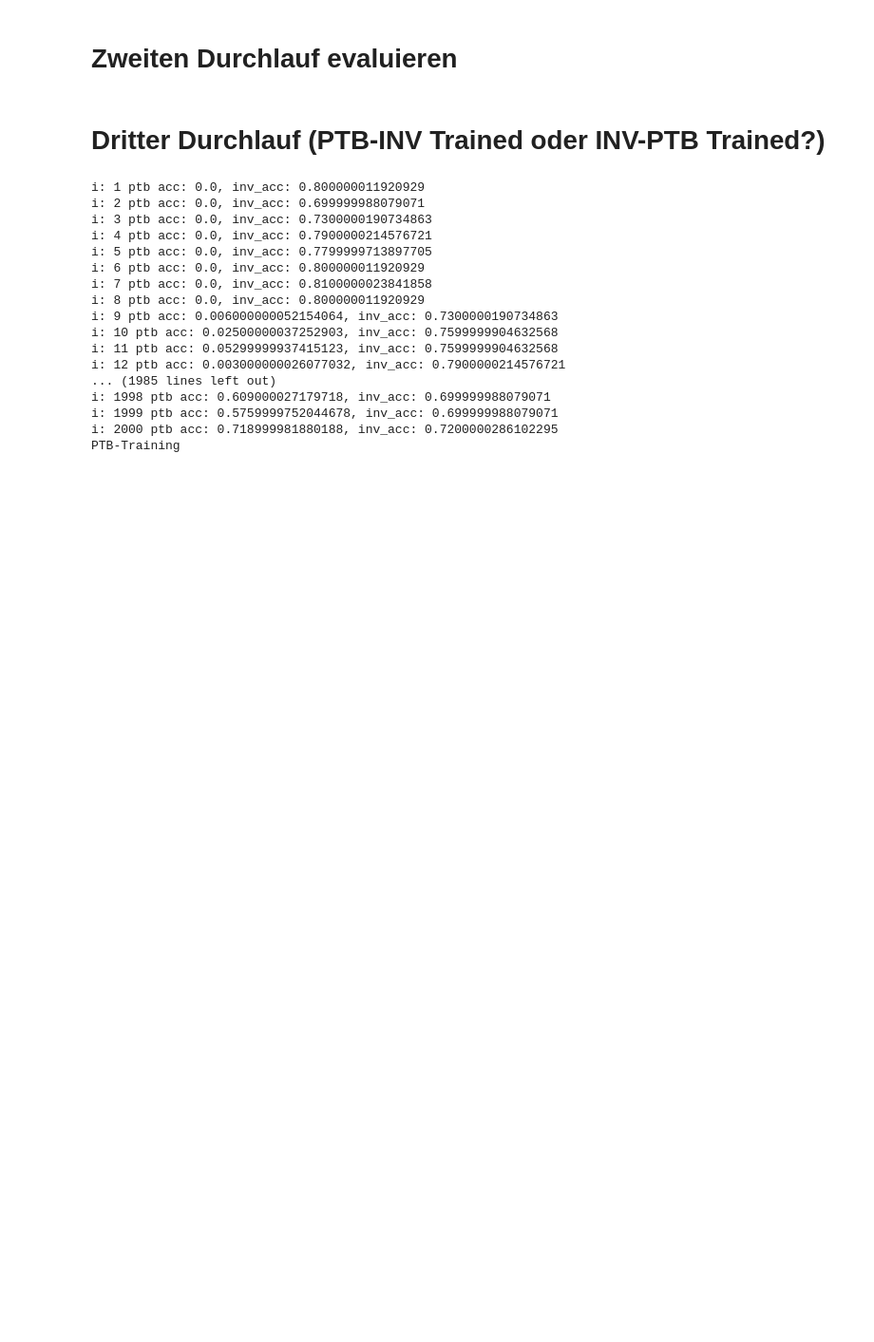
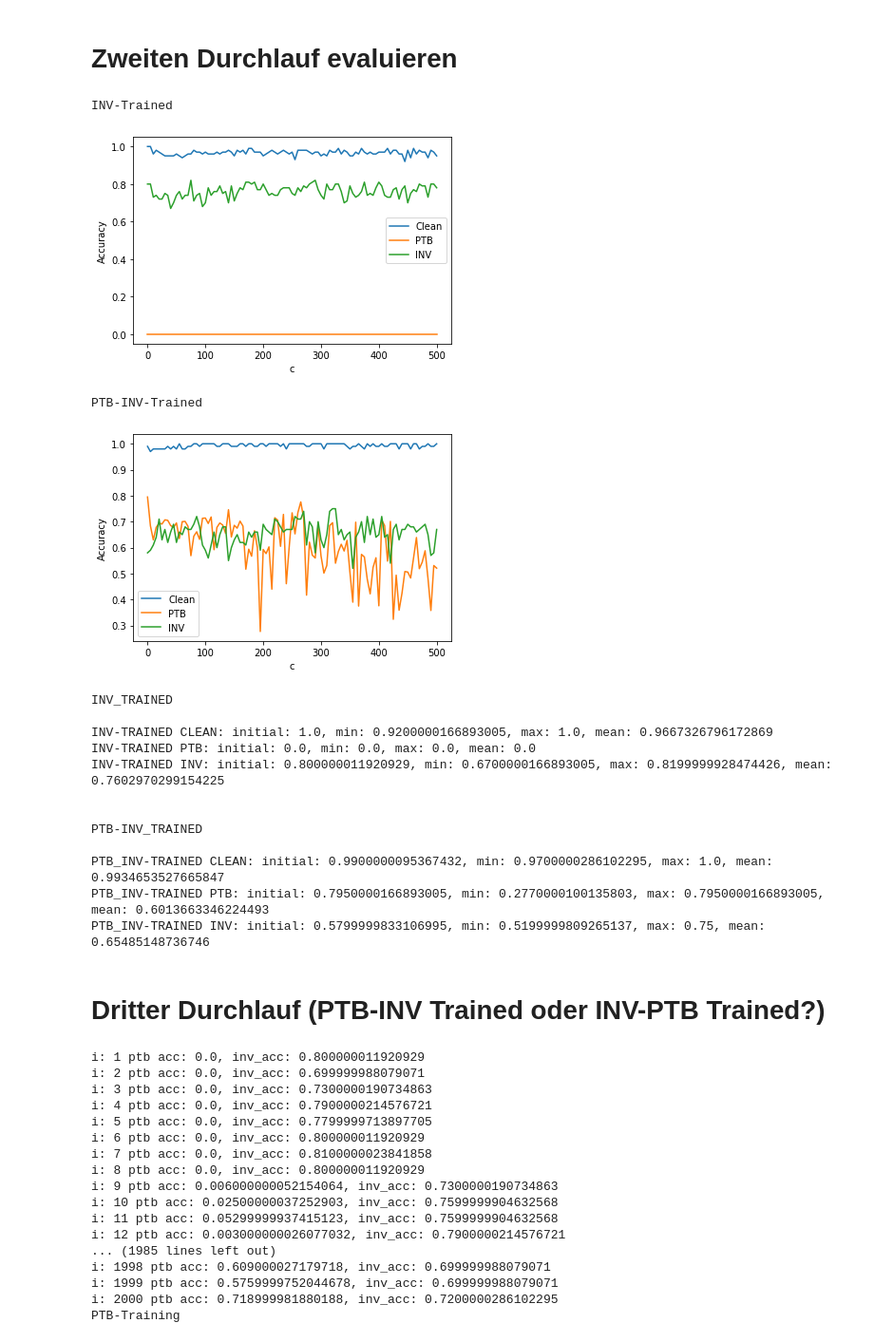
Before and after one commit to rolandr97/bachelorthesis, a Jupyter notebook: Test.ipynb, the cells around one changed output. Shown at 95% size. Cells and saved outputs as stored; diff of their text form; code cells hidden in the pictures; blank space fills up the shorter version.

```diff
--- a/Test.ipynb
+++ b/Test.ipynb
@@ -959,33 +1079,113 @@ for row in reader_ptb_inv_trained:
     ptb_inv_trained_clean.append(float(row["clean_acc"]))
     ptb_inv_trained_ptb.append(float(row["ptb_acc"]))
     ptb_inv_trained_inv.append(float(row["inv_acc"]))
     line_count+=1
 
 
 y=[]
 i=500
 j=0
 while j<=500:
     y.append(j)
     j+=5
 
 print("INV-Trained")
 plt.plot( y, inv_trained_clean, label = "Clean")
 plt.plot( y, inv_trained_ptb,label = "PTB")
 plt.plot( y, inv_trained_inv,label = "INV")
 plt.xlabel('c')
 plt.ylabel('Accuracy')
 plt.legend()
 plt.show()
 
 print("PTB-INV-Trained")
 plt.plot( y, ptb_inv_trained_clean, label = "Clean")
 plt.plot( y, ptb_inv_trained_ptb,label = "PTB")
 plt.plot( y, ptb_inv_trained_inv,label = "INV")
 plt.xlabel('c')
 plt.ylabel('Accuracy')
 plt.legend()
 plt.show()
+
+
+
+
+
+inv_trained_clean={
+    "initial": inv_trained_clean[0],
+    "mean":np.mean(inv_trained_clean),
+    "min":np.min(inv_trained_clean),
+    "max":np.max(inv_trained_clean)
+}
+
+inv_trained_ptb={
+    "initial": inv_trained_ptb[0],
+    "mean":np.mean(inv_trained_ptb),
+    "min":np.min(inv_trained_ptb),
+    "max":np.max(inv_trained_ptb)
+}
+
+inv_trained_inv={
+    "initial": inv_trained_inv[0],
+    "mean":np.mean(inv_trained_inv),
+    "min":np.min(inv_trained_inv),
+    "max":np.max(inv_trained_inv)
+}
+
+
+ptb_inv_trained_clean={
+    "initial": ptb_inv_trained_clean[0],
+    "mean":np.mean(ptb_inv_trained_clean),
+    "min":np.min(ptb_inv_trained_clean),
+    "max":np.max(ptb_inv_trained_clean)
+}
+
+ptb_inv_trained_ptb={
+    "initial": ptb_inv_trained_ptb[0],
+    "mean":np.mean(ptb_inv_trained_ptb),
+    "min":np.min(ptb_inv_trained_ptb),
+    "max":np.max(ptb_inv_trained_ptb)
+}
+
+ptb_inv_trained_inv={
+    "initial": ptb_inv_trained_inv[0],
+    "mean":np.mean(ptb_inv_trained_inv),
+    "min":np.min(ptb_inv_trained_inv),
+    "max":np.max(ptb_inv_trained_inv)
+}
+
+
+
+
+print("INV_TRAINED")
+print()
+print("INV-TRAINED CLEAN: initial: {}, min: {}, max: {}, mean: {}".format(inv_trained_clean.get("initial"),inv_trained_clean.get("min"),inv_trained_clean.get("max"),inv_trained_clean.get("mean")))
+print("INV-TRAINED PTB: initial: {}, min: {}, max: {}, mean: {}".format(inv_trained_ptb.get("initial"),inv_trained_ptb.get("min"),inv_trained_ptb.get("max"),inv_trained_ptb.get("mean")))
+print("INV-TRAINED INV: initial: {}, min: {}, max: {}, mean: {}".format(inv_trained_inv.get("initial"),inv_trained_inv.get("min"),inv_trained_inv.get("max"),inv_trained_inv.get("mean")))
+print()
+print()
+print("PTB-INV_TRAINED")
+print()
+print("PTB_INV-TRAINED CLEAN: initial: {}, min: {}, max: {}, mean: {}".format(ptb_inv_trained_clean.get("initial"),ptb_inv_trained_clean.get("min"),ptb_inv_trained_clean.get("max"),ptb_inv_trained_clean.get("mean")))
+print("PTB_INV-TRAINED PTB: initial: {}, min: {}, max: {}, mean: {}".format(ptb_inv_trained_ptb.get("initial"),ptb_inv_trained_ptb.get("min"),ptb_inv_trained_ptb.get("max"),ptb_inv_trained_ptb.get("mean")))
+print("PTB_INV-TRAINED INV: initial: {}, min: {}, max: {}, mean: {}".format(ptb_inv_trained_inv.get("initial"),ptb_inv_trained_inv.get("min"),ptb_inv_trained_inv.get("max"),ptb_inv_trained_inv.get("mean")))
+# %% [output]
+INV-Trained
+[figure, added]
+PTB-INV-Trained
+[figure, added]
+INV_TRAINED
+
+INV-TRAINED CLEAN: initial: 1.0, min: 0.9200000166893005, max: 1.0, mean: 0.9667326796172869
+INV-TRAINED PTB: initial: 0.0, min: 0.0, max: 0.0, mean: 0.0
+INV-TRAINED INV: initial: 0.800000011920929, min: 0.6700000166893005, max: 0.8199999928474426, mean: 0.7602970299154225
+
+
+PTB-INV_TRAINED
+
+PTB_INV-TRAINED CLEAN: initial: 0.9900000095367432, min: 0.9700000286102295, max: 1.0, mean: 0.9934653527665847
+PTB_INV-TRAINED PTB: initial: 0.7950000166893005, min: 0.2770000100135803, max: 0.7950000166893005, mean: 0.6013663346224493
+PTB_INV-TRAINED INV: initial: 0.5799999833106995, min: 0.5199999809265137, max: 0.75, mean: 0.65485148736746
 # %% [markdown]
 # Dritter Durchlauf (PTB-INV Trained oder INV-PTB Trained?)
 # %%
```
Also changed, not shown: parts of 6 cells of this notebook, 10 other files.
